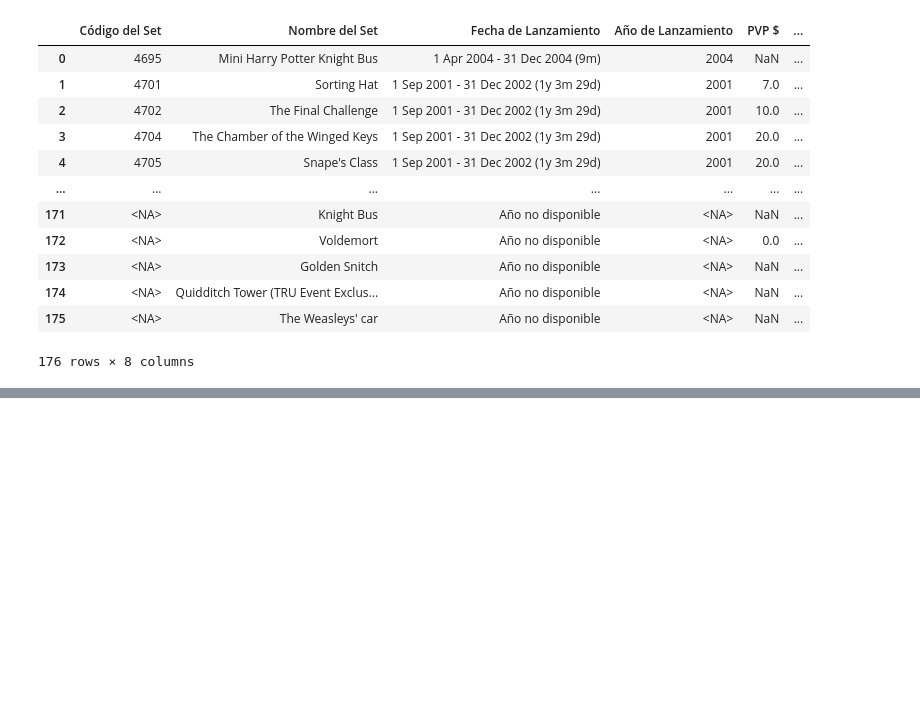
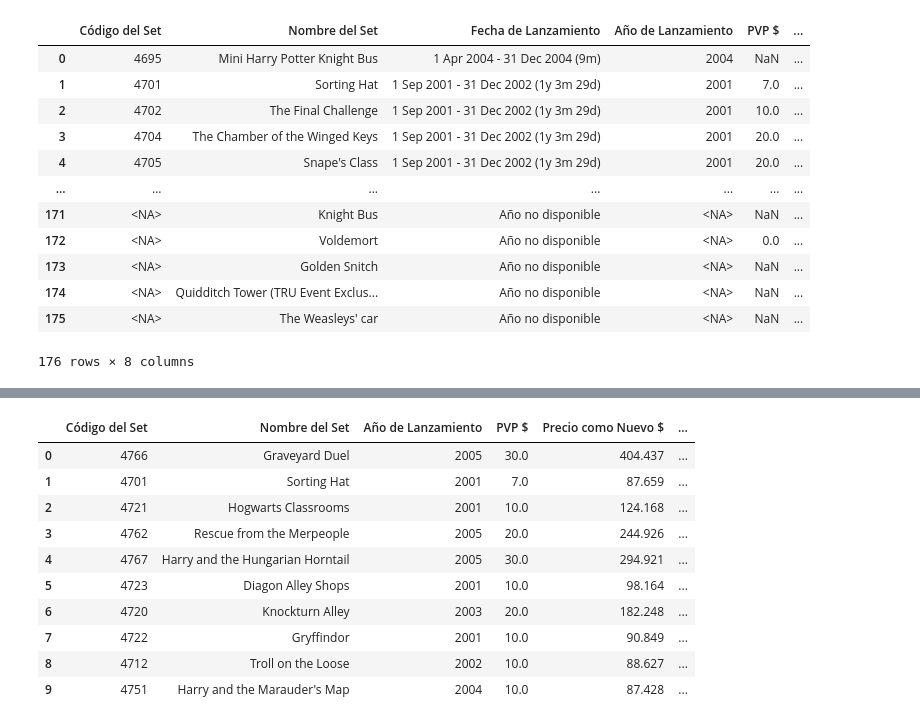
Before and after one commit to aliciacaminero/Proyect_LEA, a Jupyter notebook: DF_Harry_Potter.ipynb, the cells around one changed output, grey strips where cells are left out. Drawn from its saved outputs; the diff is of its cells as text; code cells hidden in the pictures; blank space fills up the shorter version.

```diff
--- a/DF_Harry_Potter.ipynb
+++ b/DF_Harry_Potter.ipynb
@@ -118,0 +183,20 @@ HP_df
+# %%
+# Ordenar el DataFrame por "Porcentaje como nuevo" en orden descendente y seleccionar los 10 primeros
+top_10_revalorizados = HP_df.sort_values(by='Porcentaje como nuevo', ascending=False).head(10).reset_index()
+
+# Mostrar las columnas relevantes
+top_10_revalorizados = top_10_revalorizados[['Código del Set', 'Nombre del Set', 'Año de Lanzamiento', 'PVP $', 'Precio como Nuevo $', 'Porcentaje como nuevo']]
+
+top_10_revalorizados
+# %% [output]
+|  | Código del Set | Nombre del Set | Año de Lanzamiento | PVP $ | Precio como Nuevo $ | ... |
+| 0 | 4766 | Graveyard Duel | 2005 | 30.0 | 404.437 | ... |
+| 1 | 4701 | Sorting Hat | 2001 | 7.0 | 87.659 | ... |
+| 2 | 4721 | Hogwarts Classrooms | 2001 | 10.0 | 124.168 | ... |
+| 3 | 4762 | Rescue from the Merpeople | 2005 | 20.0 | 244.926 | ... |
+| 4 | 4767 | Harry and the Hungarian Horntail | 2005 | 30.0 | 294.921 | ... |
+| 5 | 4723 | Diagon Alley Shops | 2001 | 10.0 | 98.164 | ... |
+| 6 | 4720 | Knockturn Alley | 2003 | 20.0 | 182.248 | ... |
+| 7 | 4722 | Gryffindor | 2001 | 10.0 | 90.849 | ... |
+| 8 | 4712 | Troll on the Loose | 2002 | 10.0 | 88.627 | ... |
+| 9 | 4751 | Harry and the Marauder's Map | 2004 | 10.0 | 87.428 | ... |
```
Also changed, not shown: parts of 4 cells of this notebook.
